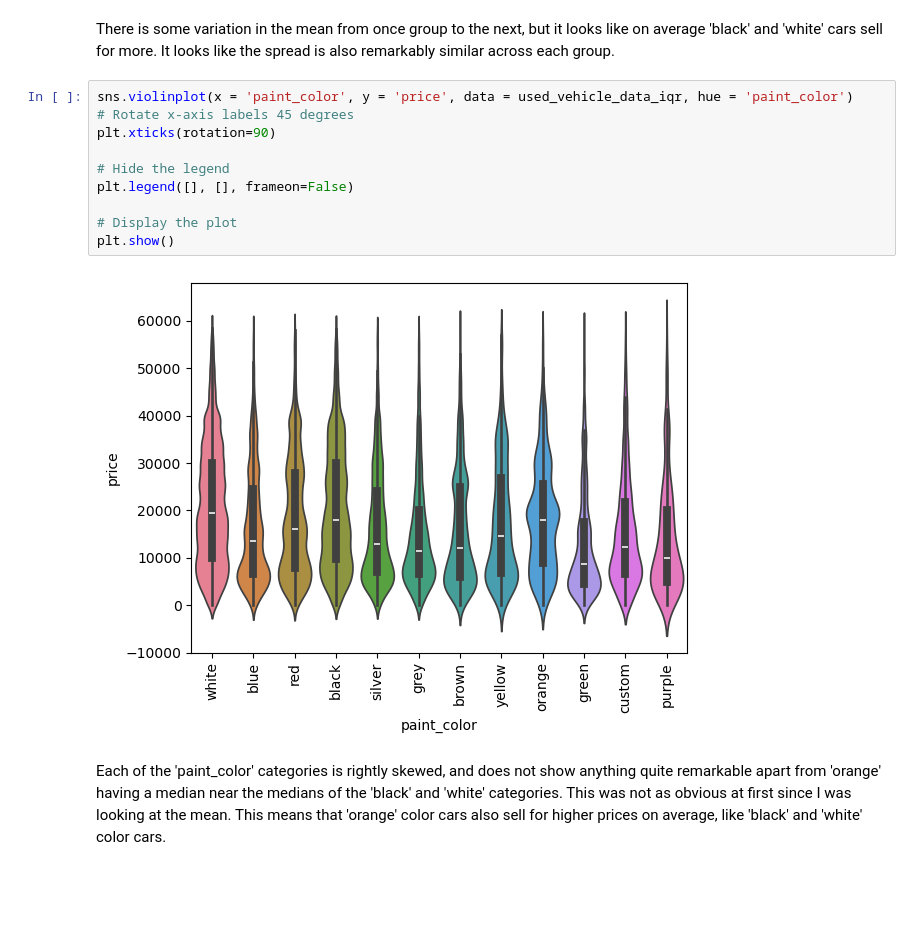
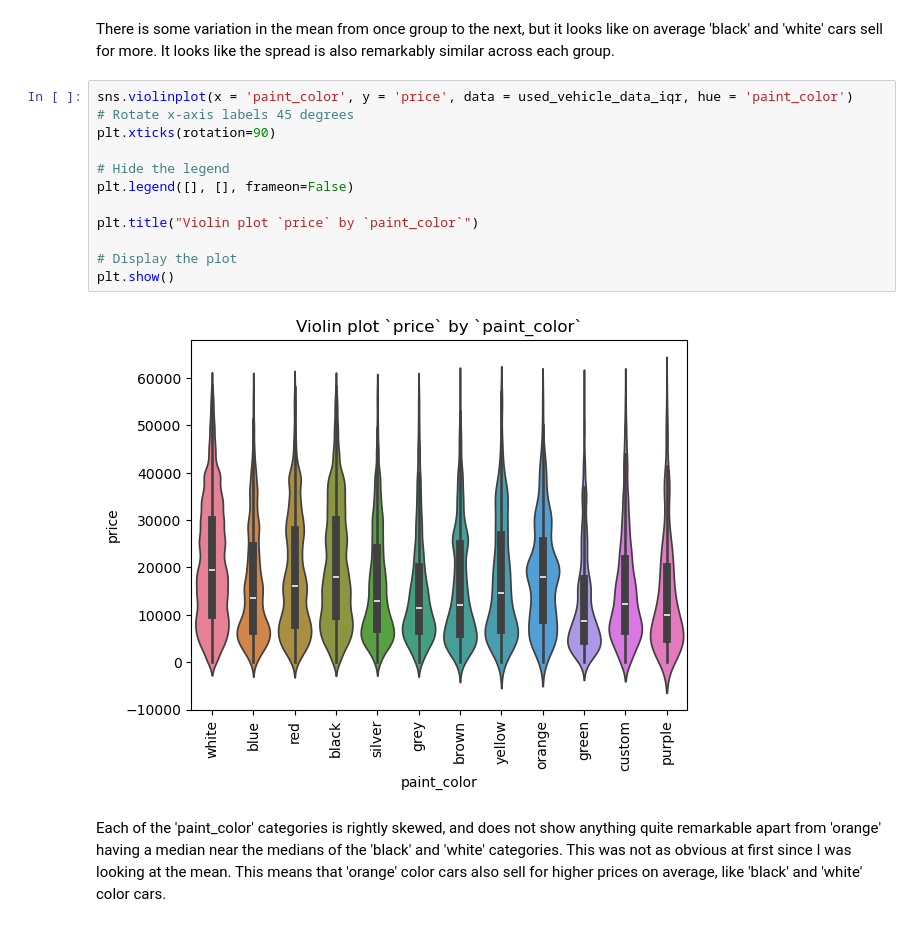
Before and after one commit to DenaliCarpenter/Used-Vehicle-Price-Prediction, a Jupyter notebook: Used Vehicle Prices.ipynb, the cells around one changed output. Cells and saved outputs as stored; diff of their text form; blank space fills up the shorter version.

```diff
--- a/Used Vehicle Prices.ipynb
+++ b/Used Vehicle Prices.ipynb
@@ -1061,15 +1068,17 @@ There is some variation in the mean from once group to the next, but it looks li
 # %%
 sns.violinplot(x = 'paint_color', y = 'price', data = used_vehicle_data_iqr, hue = 'paint_color')
 # Rotate x-axis labels 45 degrees
 plt.xticks(rotation=90)
 
 # Hide the legend
 plt.legend([], [], frameon=False)
 
+plt.title("Violin plot `price` by `paint_color`")
+
 # Display the plot
 plt.show()
 # %% [output]
-[figure, old version]
+[figure, new version]
 # %% [markdown]
 Each of the 'paint_color' categories is rightly skewed, and does not show anything quite remarkable apart from 'orange' having a median near the medians of the 'black' and 'white' categories. This was not as obvious at first since I was looking at the mean. This means that 'orange' color cars also sell for higher prices on average, like 'black' and 'white' color cars.
 # %% [markdown]
```
Also changed, not shown: parts of 8 cells of this notebook, 1 other file.
